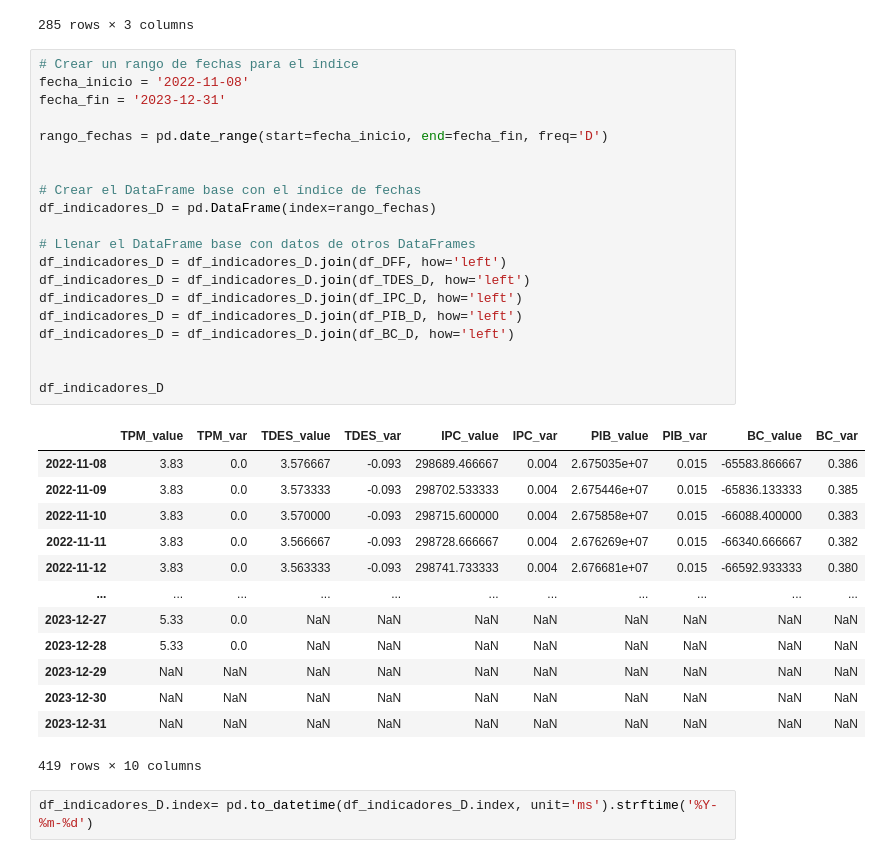
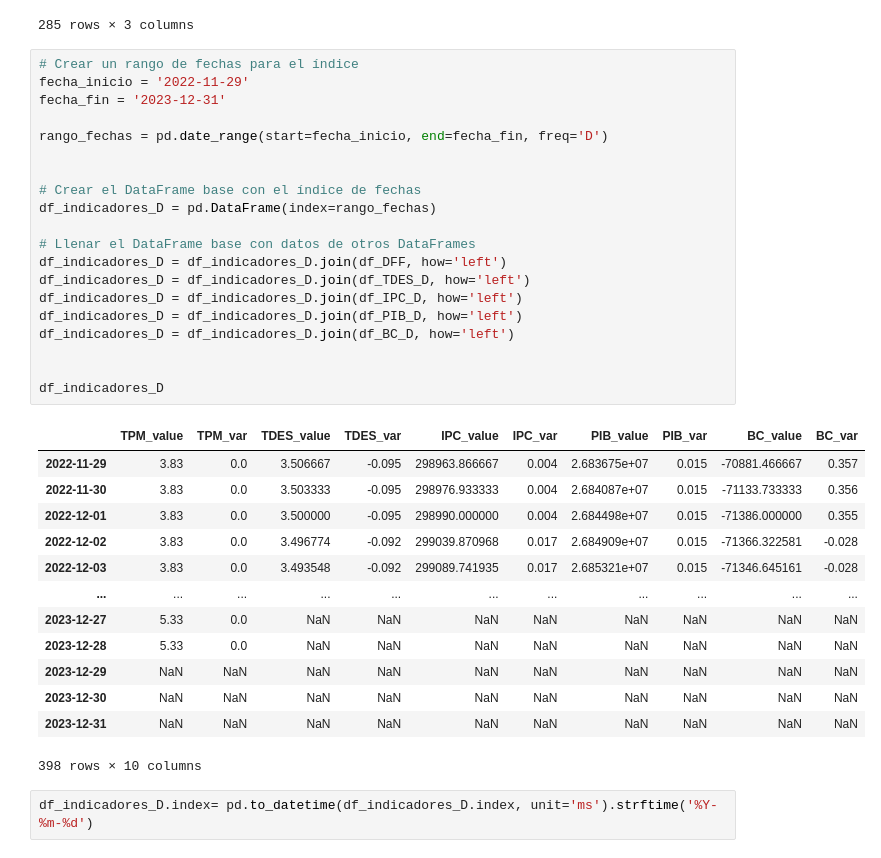
Before and after one commit to diegomacaya/proyecto_DataScience_DMS, a Jupyter notebook: src/Proyecto Data Science.ipynb, the cells around one changed output. Saved outputs shown, nothing was run; the diff lists cells and outputs as text.

```diff
--- a/src/Proyecto Data Science.ipynb
+++ b/src/Proyecto Data Science.ipynb
@@ -534,38 +534,38 @@ vti
 285 rows × 3 columns
 # %%
 # Crear un rango de fechas para el índice
-fecha_inicio = '2022-11-08'
+fecha_inicio = '2022-11-29'
 fecha_fin = '2023-12-31'
 
 rango_fechas = pd.date_range(start=fecha_inicio, end=fecha_fin, freq='D')
 
 
 # Crear el DataFrame base con el índice de fechas
 df_indicadores_D = pd.DataFrame(index=rango_fechas)
 
 # Llenar el DataFrame base con datos de otros DataFrames
 df_indicadores_D = df_indicadores_D.join(df_DFF, how='left')
 df_indicadores_D = df_indicadores_D.join(df_TDES_D, how='left')
 df_indicadores_D = df_indicadores_D.join(df_IPC_D, how='left')
 df_indicadores_D = df_indicadores_D.join(df_PIB_D, how='left')
 df_indicadores_D = df_indicadores_D.join(df_BC_D, how='left')
 
 
 df_indicadores_D
 # %% [output]
 |  | TPM_value | TPM_var | TDES_value | TDES_var | IPC_value | IPC_var | PIB_value | PIB_var | BC_value | BC_var |
-| 2022-11-08 | 3.83 | 0.0 | 3.576667 | -0.093 | 298689.466667 | 0.004 | 2.675035e+07 | 0.015 | -65583.866667 | 0.386 |
-| 2022-11-09 | 3.83 | 0.0 | 3.573333 | -0.093 | 298702.533333 | 0.004 | 2.675446e+07 | 0.015 | -65836.133333 | 0.385 |
-| 2022-11-10 | 3.83 | 0.0 | 3.570000 | -0.093 | 298715.600000 | 0.004 | 2.675858e+07 | 0.015 | -66088.400000 | 0.383 |
-| 2022-11-11 | 3.83 | 0.0 | 3.566667 | -0.093 | 298728.666667 | 0.004 | 2.676269e+07 | 0.015 | -66340.666667 | 0.382 |
-| 2022-11-12 | 3.83 | 0.0 | 3.563333 | -0.093 | 298741.733333 | 0.004 | 2.676681e+07 | 0.015 | -66592.933333 | 0.380 |
+| 2022-11-29 | 3.83 | 0.0 | 3.506667 | -0.095 | 298963.866667 | 0.004 | 2.683675e+07 | 0.015 | -70881.466667 | 0.357 |
+| 2022-11-30 | 3.83 | 0.0 | 3.503333 | -0.095 | 298976.933333 | 0.004 | 2.684087e+07 | 0.015 | -71133.733333 | 0.356 |
+| 2022-12-01 | 3.83 | 0.0 | 3.500000 | -0.095 | 298990.000000 | 0.004 | 2.684498e+07 | 0.015 | -71386.000000 | 0.355 |
+| 2022-12-02 | 3.83 | 0.0 | 3.496774 | -0.092 | 299039.870968 | 0.017 | 2.684909e+07 | 0.015 | -71366.322581 | -0.028 |
+| 2022-12-03 | 3.83 | 0.0 | 3.493548 | -0.092 | 299089.741935 | 0.017 | 2.685321e+07 | 0.015 | -71346.645161 | -0.028 |
 | ... | ... | ... | ... | ... | ... | ... | ... | ... | ... | ... |
 | 2023-12-27 | 5.33 | 0.0 | NaN | NaN | NaN | NaN | NaN | NaN | NaN | NaN |
 | 2023-12-28 | 5.33 | 0.0 | NaN | NaN | NaN | NaN | NaN | NaN | NaN | NaN |
 | 2023-12-29 | NaN | NaN | NaN | NaN | NaN | NaN | NaN | NaN | NaN | NaN |
 | 2023-12-30 | NaN | NaN | NaN | NaN | NaN | NaN | NaN | NaN | NaN | NaN |
 | 2023-12-31 | NaN | NaN | NaN | NaN | NaN | NaN | NaN | NaN | NaN | NaN |
-419 rows × 10 columns
+398 rows × 10 columns
 # %%
 df_indicadores_D.index= pd.to_datetime(df_indicadores_D.index, unit='ms').strftime('%Y-%m-%d')
 # %%
```
Also changed, not shown: parts of 13 cells of this notebook, 1 other file.
